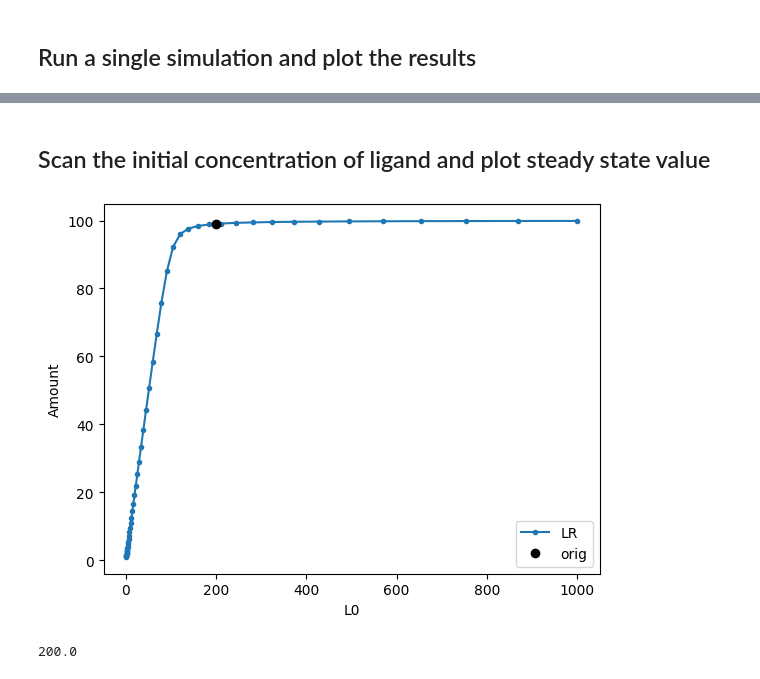
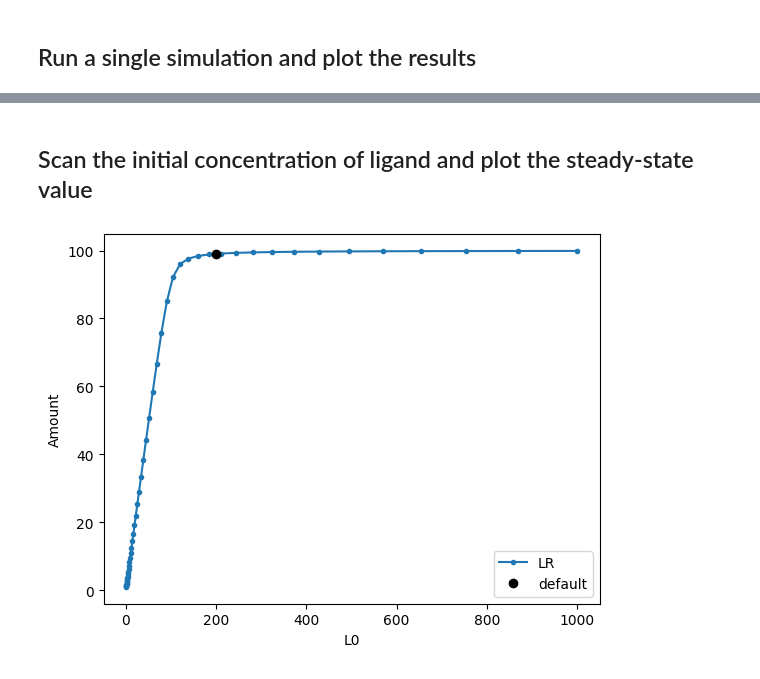
Before and after one commit to jrfaeder/RBM_Intro_BioNetGen, a Jupyter notebook: notebooks/run_lr.ipynb, the cells around one changed output, grey strips where cells are left out. Drawn from its saved outputs; the diff is of its cells as text; code cells hidden in the pictures.

```diff
--- a/notebooks/run_lr.ipynb
+++ b/notebooks/run_lr.ipynb
@@ -11,19 +21,16 @@ sim = model.setup_simulator() # sim is a libroadrunner simulator object
 # %% [markdown]
 ## Run a single simulation and plot the results
 # %%
-# Simulate using RoadRunner defaults (ODEs)
-onames= [ o for o in model.observables]
-pnames= [p for p in model.parameters]
-fnames= [f for f in model.functions]
-sel = ['Time'] + onames
-#sim['kin_inh_factor']=1.0
-#sim['L0']=100
-sim.reset()
-res1= sim.simulate(0,200,200,selections=sel)
+onames = model.observable_names
+
+model.reset()
+res1 = sim.run(t_span=(0, 200), n_points=201)
 
 # Plot observables
 for o in onames:
-    plt.plot(res1['time'],res1[o],label=o)
+    plt.plot(res1.time, res1.observables[o], label=o)
 plt.title("ODE simulation with default parameters")
-_= plt.legend()
+plt.xlabel("time")
+plt.ylabel("number of molecules")
+_ = plt.legend()
 # %% [output]
@@ -55,27 +65,22 @@ plt.legend(loc='best')
 # %% [markdown]
-## Scan the initial concentration of ligand and plot steady state value
+## Scan the initial concentration of ligand and plot the steady-state value
 # %%
-pname='L0'
-o='LR'
-out=[]
-krange= np.logspace(0,3,50)
+pname = 'L0'
+o = 'LR'
+out = []
+krange = np.logspace(0, 3, 50)
 for k in krange:
-    sim[pname]=k
-    # Must reset simulator AFTER changing initial condition.
-    sim.reset()
-    res2= sim.simulate(0,200,200,selections=sel)
-    res= res2[o][-1]
-    #print(k,res)
-    out.append(res)
-#plt.semilogx(krange,out,'.-',label=o)
-plt.plot(krange,out,'.-',label=o)
-plt.plot(sim['init(L0)'],res1[o][-1],'ko',label='orig')
-plt.xlabel('L0')
+    model.set_param(pname, k)
+    # Must reset AFTER changing an initial condition.
+    model.reset()
+    res2 = sim.run(t_span=(0, 200), n_points=201)
+    out.append(res2.observables[o][-1])
+model.set_param(pname, defaults[pname])
+
+plt.plot(krange, out, '.-', label=o)
+plt.plot(defaults[pname], res1.observables[o][-1], 'ko', label='default')
+plt.xlabel(pname)
 plt.ylabel('Amount')
-_= plt.legend(loc='best')
+_ = plt.legend(loc='best')
 # %% [output]
-[figure, old version]
+[figure, new version]
-# %%
-sim["init(L0)"]
-# %% [output]
-200.0
```
Also changed, not shown: parts of 11 cells of this notebook, 5 other files.
